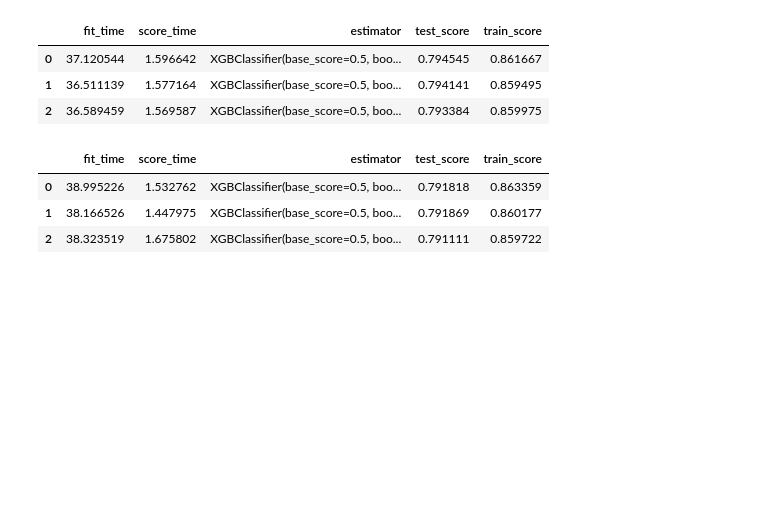
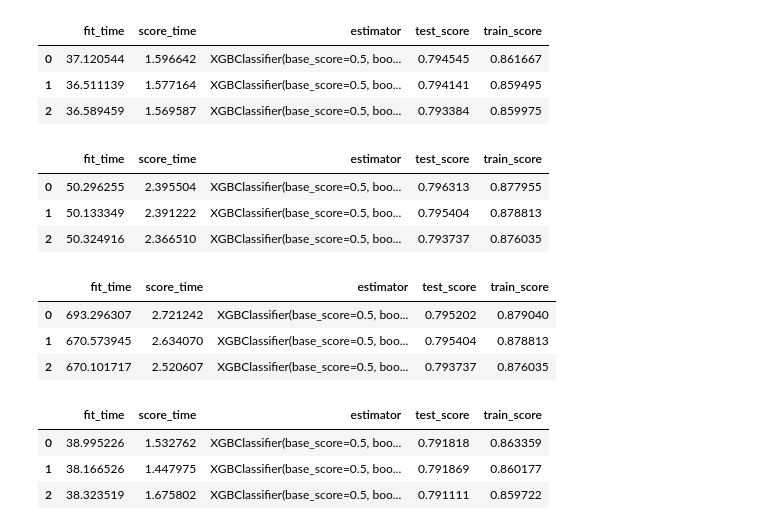
Before and after one commit to livjab/DS3-Kaggle-Comptetion, a Jupyter notebook: Last_attempt.ipynb, the cells around one changed output. Saved outputs shown, nothing was run; the diff lists cells and outputs as text; code cells hidden in the pictures; blank space fills up the shorter version.

```diff
--- a/Last_attempt.ipynb
+++ b/Last_attempt.ipynb
@@ -634,3 +634,39 @@ submission['status_group'] = y_pred
 from google.colab import files
 submission.to_csv('LJ-tenth-submission.csv', index=False)
 files.download('LJ-tenth-submission.csv')
+# %%
+features = ['quantity', 'waterpoint_type', "extraction_type_class",
+            "payment_type", "lga", "latitude", "longitude", "amount_tsh",
+            "age_of_pump", "population", "public_meeting"]
+target = "status_group"
+
+X_train = train[features]
+y_train = train_y[target]
+X_test = test[features]
+
+imputer = SimpleImputer(strategy="constant", fill_value="other")
+X_train = imputer.fit_transform(X_train)
+X_test = imputer.transform(X_test)
+
+encoder = ce.OrdinalEncoder()
+X_train = encoder.fit_transform(X_train)
+X_test = encoder.transform(X_test)
+
+scaler = StandardScaler()
+X_train = scaler.fit_transform(X_train)
+X_test = scaler.transform(X_test)
+
+scores = cross_validate(XGBClassifier(max_depth=8, n_estimators=280),
+                       X_train,
+                       y_train,
+                       scoring="accuracy",
+                       cv=3,
+                       return_train_score=True,
+                       return_estimator=True)
+
+pd.DataFrame(scores)
+# %% [output]
+|  | fit_time | score_time | estimator | test_score | train_score |
+| 0 | 50.296255 | 2.395504 | XGBClassifier(base_score=0.5, boo... | 0.796313 | 0.877955 |
+| 1 | 50.133349 | 2.391222 | XGBClassifier(base_score=0.5, boo... | 0.795404 | 0.878813 |
+| 2 | 50.324916 | 2.366510 | XGBClassifier(base_score=0.5, boo... | 0.793737 | 0.876035 |
@@ -637 +686,40 @@ files.download('LJ-tenth-submission.csv')
+# %%
+# slightly better when I increased estimators
+# lets play with a few more parameters
+
+features = ['quantity', 'waterpoint_type', "extraction_type_class",
+            "payment_type", "lga", "latitude", "longitude", "amount_tsh",
+            "age_of_pump", "population", "public_meeting"]
+target = "status_group"
+
+X_train = train[features]
+y_train = train_y[target]
+X_test = test[features]
+
+imputer = SimpleImputer(strategy="constant", fill_value="other")
+X_train = imputer.fit_transform(X_train)
+X_test = imputer.transform(X_test)
+
+encoder = ce.OrdinalEncoder()
+X_train = encoder.fit_transform(X_train)
+X_test = encoder.transform(X_test)
+
+scaler = StandardScaler()
+X_train = scaler.fit_transform(X_train)
+X_test = scaler.transform(X_test)
+
+scores = cross_validate(XGBClassifier(max_depth=8, n_estimators=280, booster="dart"),
+                       X_train,
+                       y_train,
+                       scoring="accuracy",
+                       cv=3,
+                       return_train_score=True,
+                       return_estimator=True)
+
+pd.DataFrame(scores)
+# %% [output]
+|  | fit_time | score_time | estimator | test_score | train_score |
+| 0 | 693.296307 | 2.721242 | XGBClassifier(base_score=0.5, boo... | 0.795202 | 0.879040 |
+| 1 | 670.573945 | 2.634070 | XGBClassifier(base_score=0.5, boo... | 0.795404 | 0.878813 |
+| 2 | 670.101717 | 2.520607 | XGBClassifier(base_score=0.5, boo... | 0.793737 | 0.876035 |
 # %%
```
Also changed, not shown: parts of 5 cells of this notebook.
